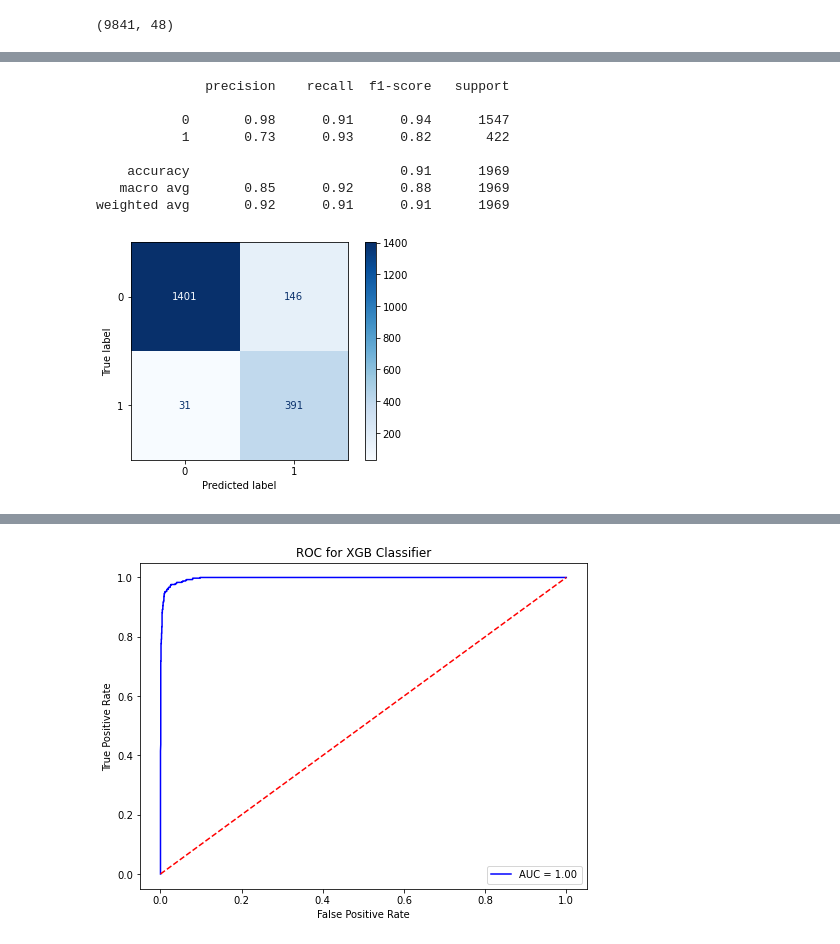
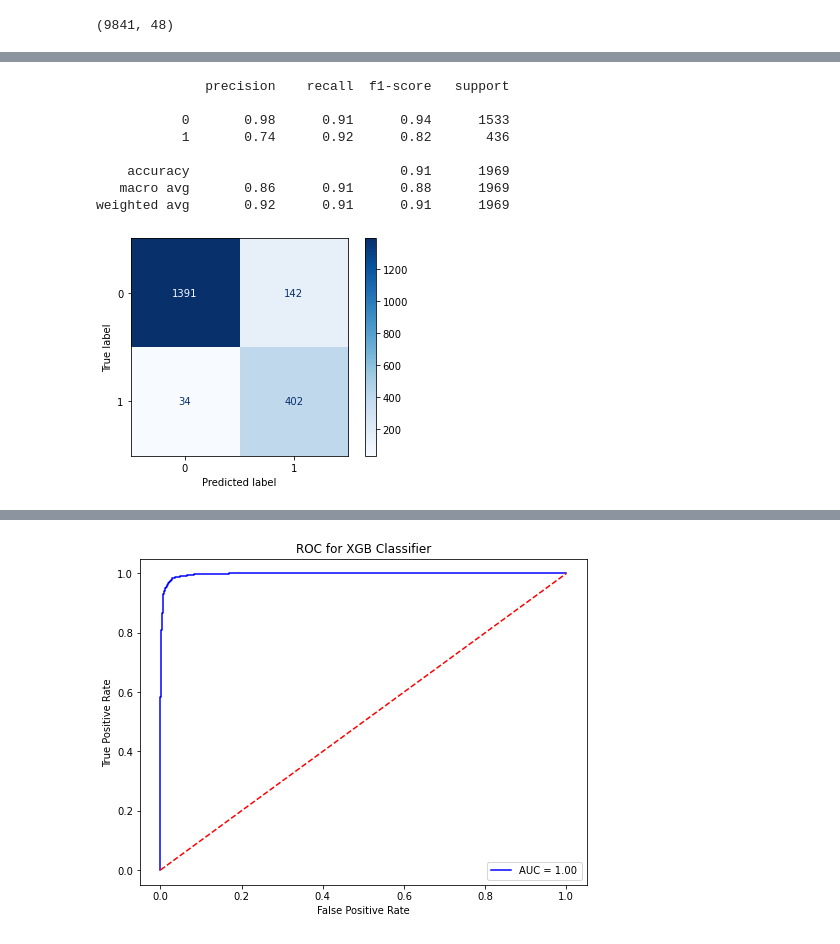
Before and after one commit to andres-troiano/Fraud-Detection, a Jupyter notebook: Fraud Detection.ipynb, the cells around one changed output, grey strips where cells are left out. Cells and saved outputs as stored; diff of their text form; code cells hidden in the pictures.

```diff
--- a/Fraud Detection.ipynb
+++ b/Fraud Detection.ipynb
@@ -278,0 +165,5 @@ norm_df.head()
+# %%
+# Drop the two categorical features
+categories = df.select_dtypes('O').columns#.astype('category')
+df.drop(df[categories], axis=1, inplace=True)
+df.shape
@@ -278,0 +338,6 @@ norm_df.head()
+# %%
+# Split into training (80%) and testing set (20%)
+# X_train, X_test, y_train, y_test = train_test_split(X, y, test_size = 0.2, random_state = 123)
+X_train, X_test, y_train, y_test = train_test_split(X, y, test_size = 0.2, random_state = 123, stratify=y)
+print(X_train.shape, y_train.shape)
+print(X_test.shape, y_test.shape)
@@ -290,7 +382,0 @@ Shape of the training after SMOTE: ((12230, 14), (12230,))
-# %%
-LR = LogisticRegression(random_state=42)
-LR.fit(x_tr_resample, y_tr_resample)
-
-# Transform test features
-norm_test_f = norm.transform(X_test)
-preds = LR.predict(norm_test_f)
@@ -297,30 +386,28 @@ preds = LR.predict(norm_test_f)
 # %%
-# print(classification_report(y_test, preds))
-# print(confusion_matrix(y_test, preds))
-# _ = plot_confusion_matrix(LR, norm_test_f, y_test)
+classifier = LogisticRegression(random_state=42)
+classifier.fit(x_tr_resample, y_tr_resample)
 
-# usando scaling en lugar de normalization
+preds = classifier.predict(norm_test_f)
 
 print(classification_report(y_test, preds))
+_ = plot_confusion_matrix(classifier, norm_test_f, y_test, cmap="Blues")
+
 report = classification_report(y_test, preds, output_dict=True)
-
-# print(confusion_matrix(y_test, preds))
-_ = plot_confusion_matrix(LR, norm_test_f, y_test, cmap="Blues")
 
 acc = report['accuracy']
 prec = report['1']['precision']
 rec = report['1']['recall']
 f1 = report['1']['f1-score']
 
 results = pd.DataFrame([['Logistic Regression', acc, prec, rec, f1]],
                columns = ['Model', 'Accuracy', 'Precision', 'Recall', 'F1 Score'])
 # %% [output]
               precision    recall  f1-score   support
 
-           0       0.98      0.91      0.94      1547
-           1       0.73      0.93      0.82       422
+           0       0.98      0.91      0.94      1533
+           1       0.74      0.92      0.82       436
 
     accuracy                           0.91      1969
-   macro avg       0.85      0.92      0.88      1969
+   macro avg       0.86      0.91      0.88      1969
 weighted avg       0.92      0.91      0.91      1969
-[figure, old version]
+[figure, new version]
```
Also changed, not shown: parts of 85 cells of this notebook.
